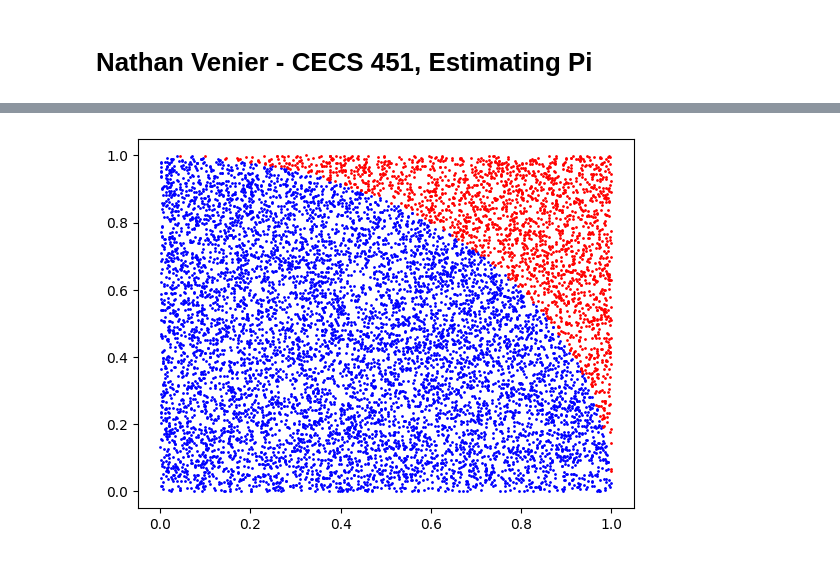
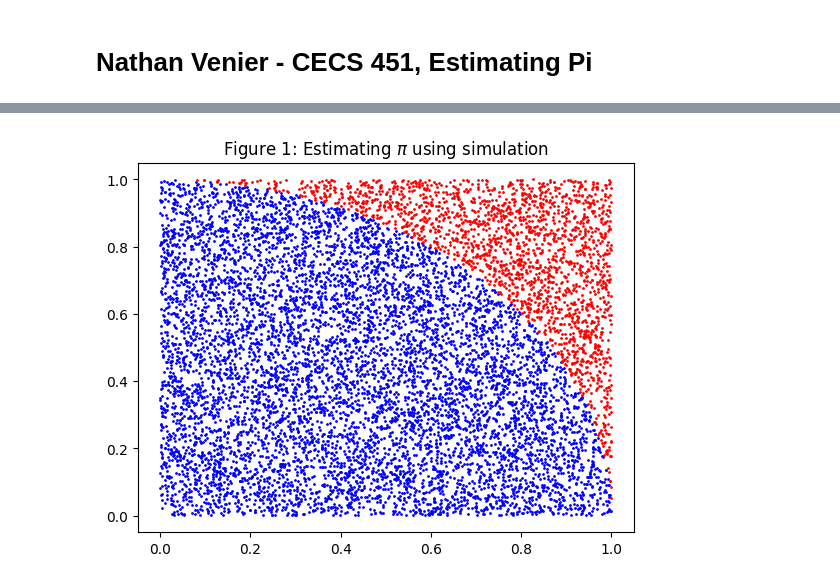
Before and after one commit to VenYay/CECS451_CSULB, a Jupyter notebook: pi.ipynb, the cells around one changed output, grey strips where cells are left out. Cells and saved outputs as stored; diff of their text form; code cells hidden in the pictures.

Commit message:
added graph title

```diff
--- a/pi.ipynb
+++ b/pi.ipynb
@@ -74,11 +74,12 @@ import matplotlib.pyplot as plt
 # %%
 # Plot the two scatters on the same plot
 figure = plt.figure()
 ax = figure.add_subplot(111)
 
 ax.scatter(less_than_one_x, less_than_one_y, s = 1, color = 'blue')
 ax.scatter(greater_than_one_x, greater_than_one_y, s = 1, color = 'red')
+plt.title("Figure 1: Estimating $\pi$ using simulation")
 
 plt.show()
 # %% [output]
-[figure, old version]
+[figure, new version]
```
Also changed, not shown: parts of 1 cell of this notebook.
